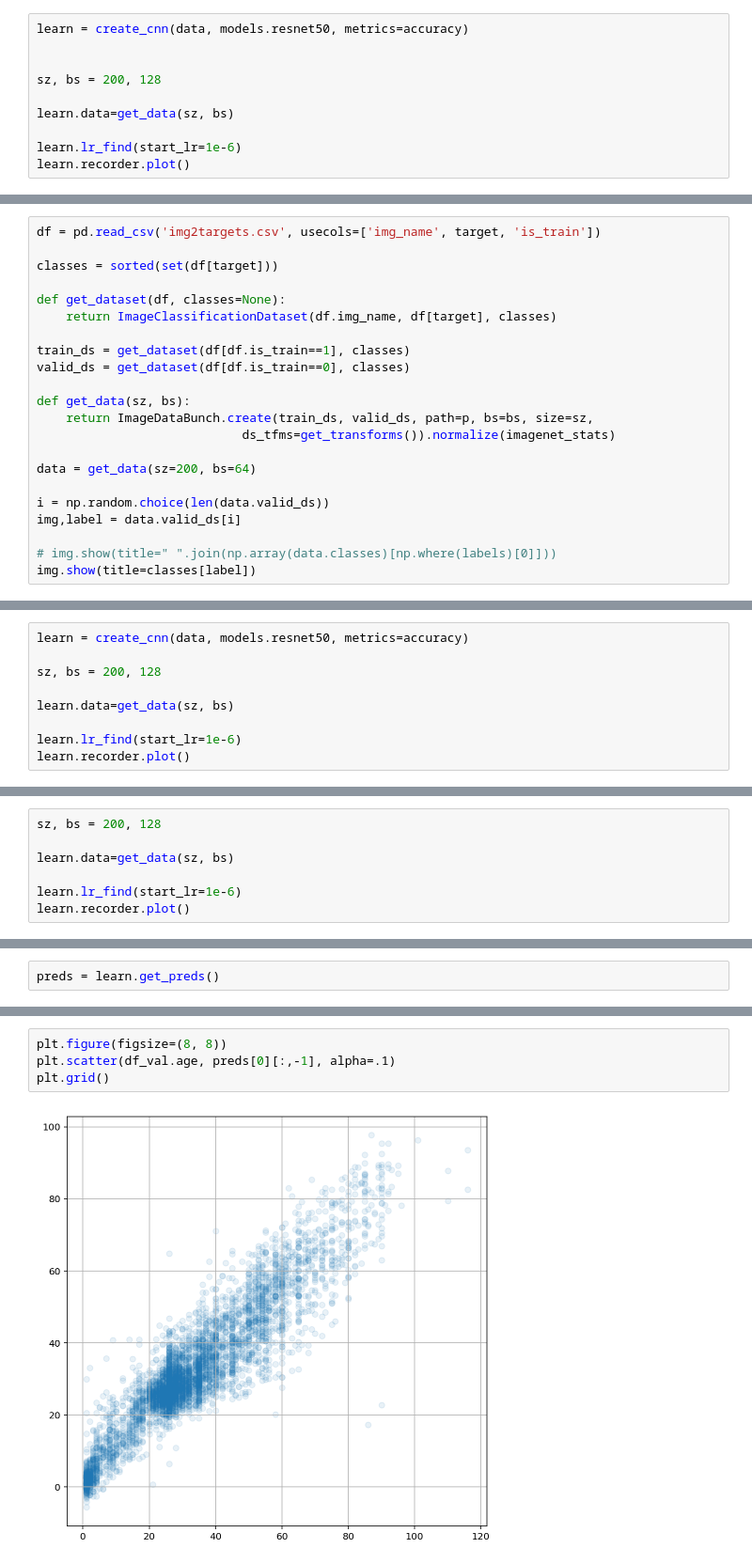
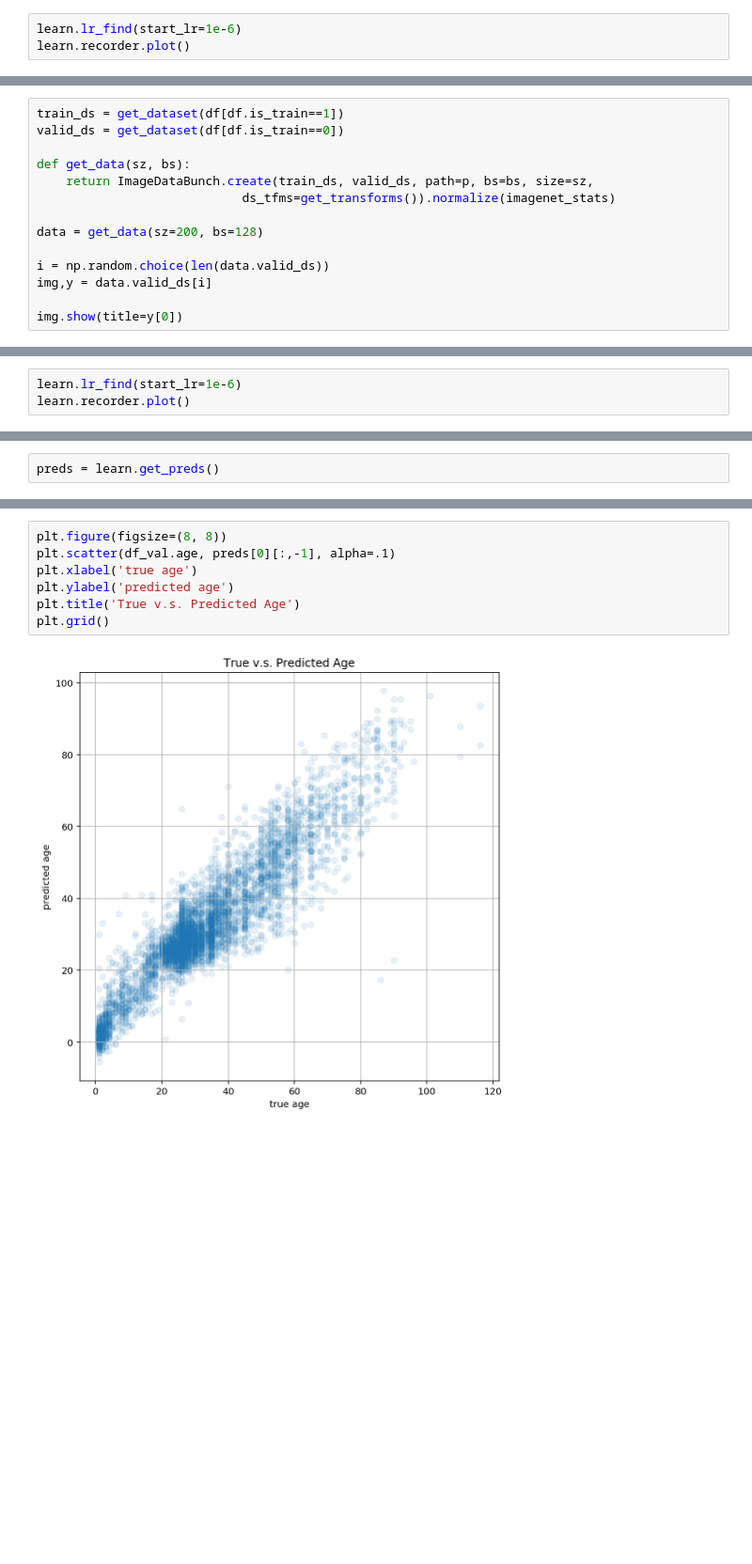
Before and after one commit to yang-zhang/yang-zhang.github.io, a Jupyter notebook: faces/nbs/20181106/multi-face.ipynb, the cells around one changed output, grey strips where cells are left out. Shown at 94% size. Drawn from its saved outputs; the diff is of its cells as text; blank space fills up the shorter version.

```diff
--- a/faces/nbs/20181106/multi-face.ipynb
+++ b/faces/nbs/20181106/multi-face.ipynb
@@ -342,11 +379,4 @@ img.show(title=classes[label])
 # %%
-learn = create_cnn(data, models.resnet50, metrics=accuracy)
-
-
-sz, bs = 200, 128
-
-learn.data=get_data(sz, bs)
-
 learn.lr_find(start_lr=1e-6)
 learn.recorder.plot()
 # %% [output]
@@ -379,23 +505,15 @@ target = 'race'
 # %%
-df = pd.read_csv('img2targets.csv', usecols=['img_name', target, 'is_train'])
-
-classes = sorted(set(df[target]))
-
-def get_dataset(df, classes=None):
-    return ImageClassificationDataset(df.img_name, df[target], classes)
-
-train_ds = get_dataset(df[df.is_train==1], classes)
-valid_ds = get_dataset(df[df.is_train==0], classes)
+train_ds = get_dataset(df[df.is_train==1])
+valid_ds = get_dataset(df[df.is_train==0])
 
 def get_data(sz, bs):
     return ImageDataBunch.create(train_ds, valid_ds, path=p, bs=bs, size=sz,
                             ds_tfms=get_transforms()).normalize(imagenet_stats)
 
-data = get_data(sz=200, bs=64)
+data = get_data(sz=200, bs=128)
 
 i = np.random.choice(len(data.valid_ds))
-img,label = data.valid_ds[i]
+img,y = data.valid_ds[i]
 
-# img.show(title=" ".join(np.array(data.classes)[np.where(labels)[0]]))
-img.show(title=classes[label])
+img.show(title=y[0])
 # %% [output]
@@ -403,10 +548,4 @@ img.show(title=classes[label])
 # %%
-learn = create_cnn(data, models.resnet50, metrics=accuracy)
-
-sz, bs = 200, 128
-
-learn.data=get_data(sz, bs)
-
 learn.lr_find(start_lr=1e-6)
 learn.recorder.plot()
 # %% [output]
@@ -481,7 +571,0 @@ learn = create_cnn(data, models.resnet50)
-# %%
-sz, bs = 200, 128
-
-learn.data=get_data(sz, bs)
-
-learn.lr_find(start_lr=1e-6)
-learn.recorder.plot()
@@ -653,6 +817,9 @@ for j, ind in enumerate(inds_sample):
 # %%
 plt.figure(figsize=(8, 8))
 plt.scatter(df_val.age, preds[0][:,-1], alpha=.1)
+plt.xlabel('true age')
+plt.ylabel('predicted age')
+plt.title('True v.s. Predicted Age')
 plt.grid()
 # %% [output]
-[figure, old version]
+[figure, new version]
```
Also changed, not shown: parts of 103 cells of this notebook.
